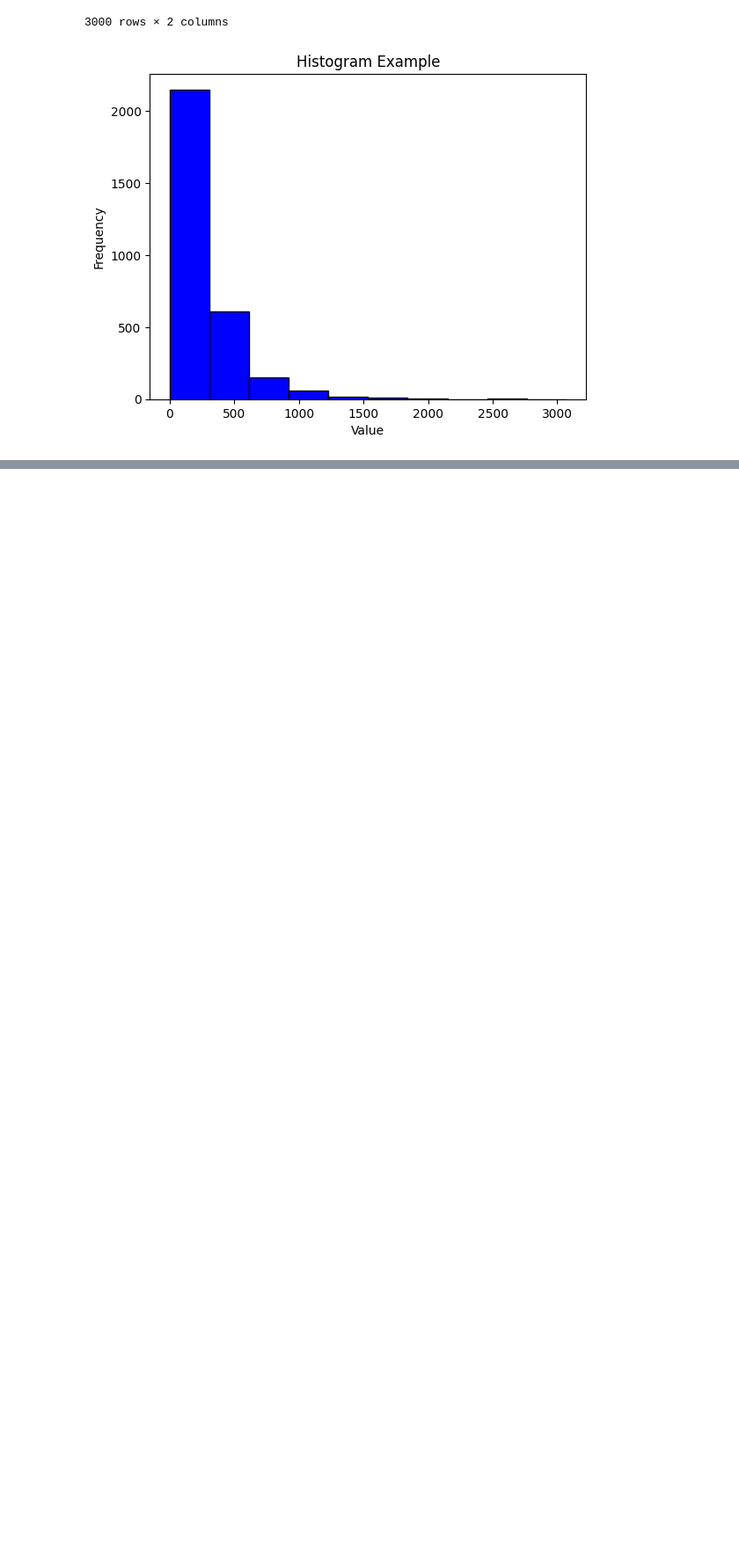
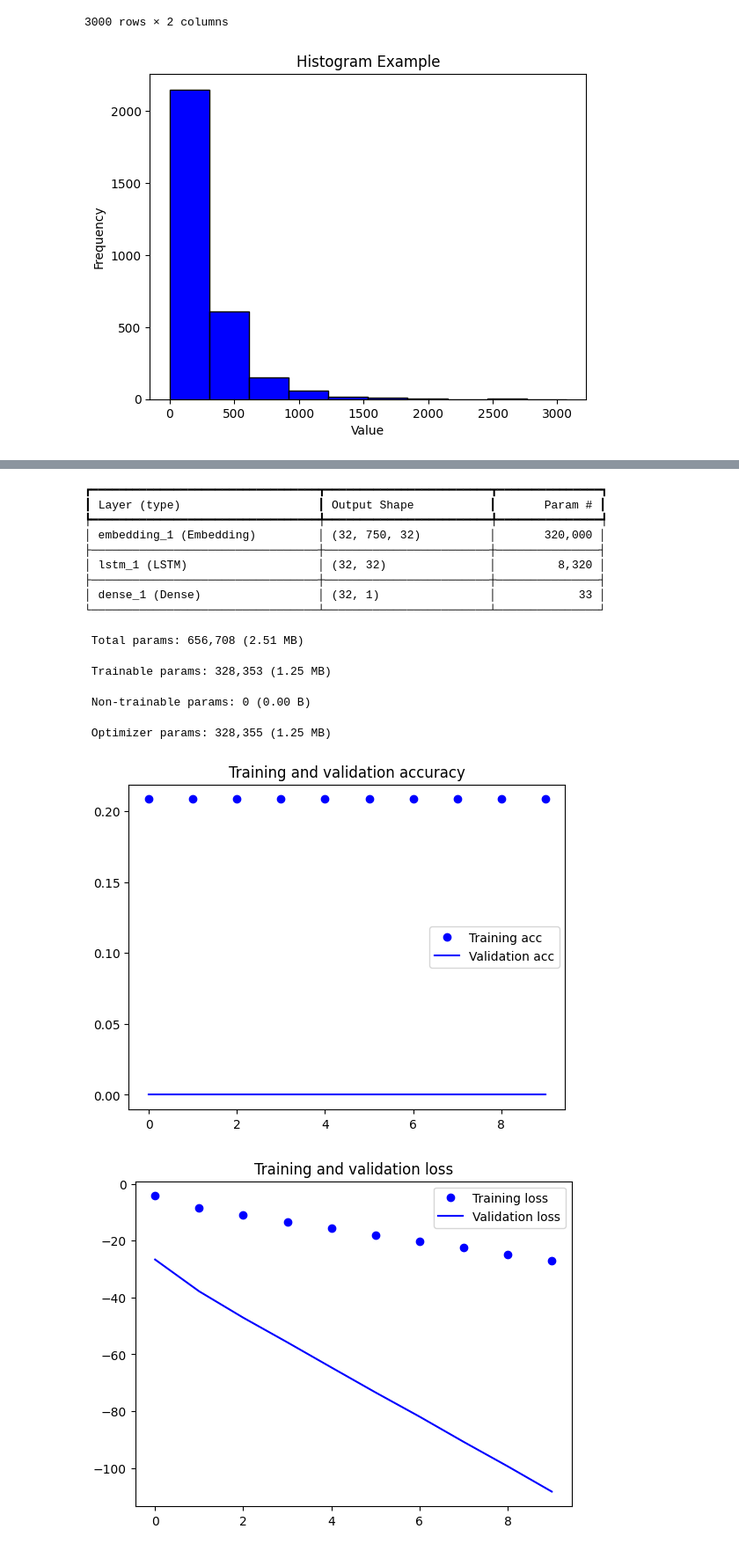
Before and after one commit to Lawrence4U/BookGenreDetector, a Jupyter notebook: src/bookGenreDetector.ipynb, the cells around one changed output, grey strips where cells are left out. Shown: that part at 88% size. Saved outputs shown, nothing was run; the diff lists cells and outputs as text; code cells hidden in the pictures; blank space fills up the shorter version.

```diff
--- a/src/bookGenreDetector.ipynb
+++ b/src/bookGenreDetector.ipynb
@@ -653,7 +550,5 @@ plt.show()
 # %%
 maxlen = 750
-X_train, X_test, y_train, y_test = train_test_split(df_lstm.summary, y, test_size=0.2, random_state=557)
+X_train = df_lstm.summary
+y_train = y
 X_train = sequence.pad_sequences(X_train, maxlen=maxlen)
-X_test = sequence.pad_sequences(X_test, maxlen=maxlen)
-print('input_train shape:', X_train.shape)
-print('input_test shape:', X_test.shape)
@@ -662,0 +555,13 @@ input_test shape: (600, 750)
+# %%
+model = Sequential()
+model.add(Embedding(max_features, 32))
+model.add(LSTM(32))
+model.add(Dense(1, activation='sigmoid'))
+
+model.compile(optimizer='rmsprop',
+              loss='binary_crossentropy',
+              metrics=['acc'])
+history = model.fit(X_train, y_train,
+                    epochs=10,
+                    batch_size=32,
+                    validation_split=0.2)
@@ -663,20 +589,7 @@ input_test shape: (600, 750)
 # %%
-
-model = nn.Sequential()
-model.add(nn.Embedding(features, 32))
-model.add(nn.LSTM(32))
-model.add(nn.Dense(1, activation='sigmoid'))
-
-model.compile(optimizer='rmsprop',
-              loss='binary_crossentropy',
-              metrics=['acc'])
-history = model.fit(X_train, y_train,
-                    epochs=10,
-                    batch_size=128,
-                    validation_split=0.2)
 model.summary()
-from keras.utils import plot_model
-plot_model(model, show_shapes=True, to_file="model.png")
+# from keras.utils import plot_model
+# plot_model(model, show_shapes=True, to_file="model.png")
 acc = history.history['acc']
 val_acc = history.history['val_acc']
 loss = history.history['loss']
@@ -697,3 +610,4 @@ plt.title('Training and validation loss')
 plt.legend()
 
 plt.show()
+# %% [output]
@@ -699,0 +615,15 @@ plt.show()
+┏━━━━━━━━━━━━━━━━━━━━━━━━━━━━━━━━━┳━━━━━━━━━━━━━━━━━━━━━━━━┳━━━━━━━━━━━━━━━┓
+┃ Layer (type)                    ┃ Output Shape           ┃       Param # ┃
+┡━━━━━━━━━━━━━━━━━━━━━━━━━━━━━━━━━╇━━━━━━━━━━━━━━━━━━━━━━━━╇━━━━━━━━━━━━━━━┩
+│ embedding_1 (Embedding)         │ (32, 750, 32)          │       320,000 │
+├─────────────────────────────────┼────────────────────────┼───────────────┤
+│ lstm_1 (LSTM)                   │ (32, 32)               │         8,320 │
+├─────────────────────────────────┼────────────────────────┼───────────────┤
+│ dense_1 (Dense)                 │ (32, 1)                │            33 │
+└─────────────────────────────────┴────────────────────────┴───────────────┘
+ Total params: 656,708 (2.51 MB)
+ Trainable params: 328,353 (1.25 MB)
+ Non-trainable params: 0 (0.00 B)
+ Optimizer params: 328,355 (1.25 MB)
+[figure, added]
+[figure, added]
```
Also changed, not shown: parts of 18 cells of this notebook, 3 other files.
